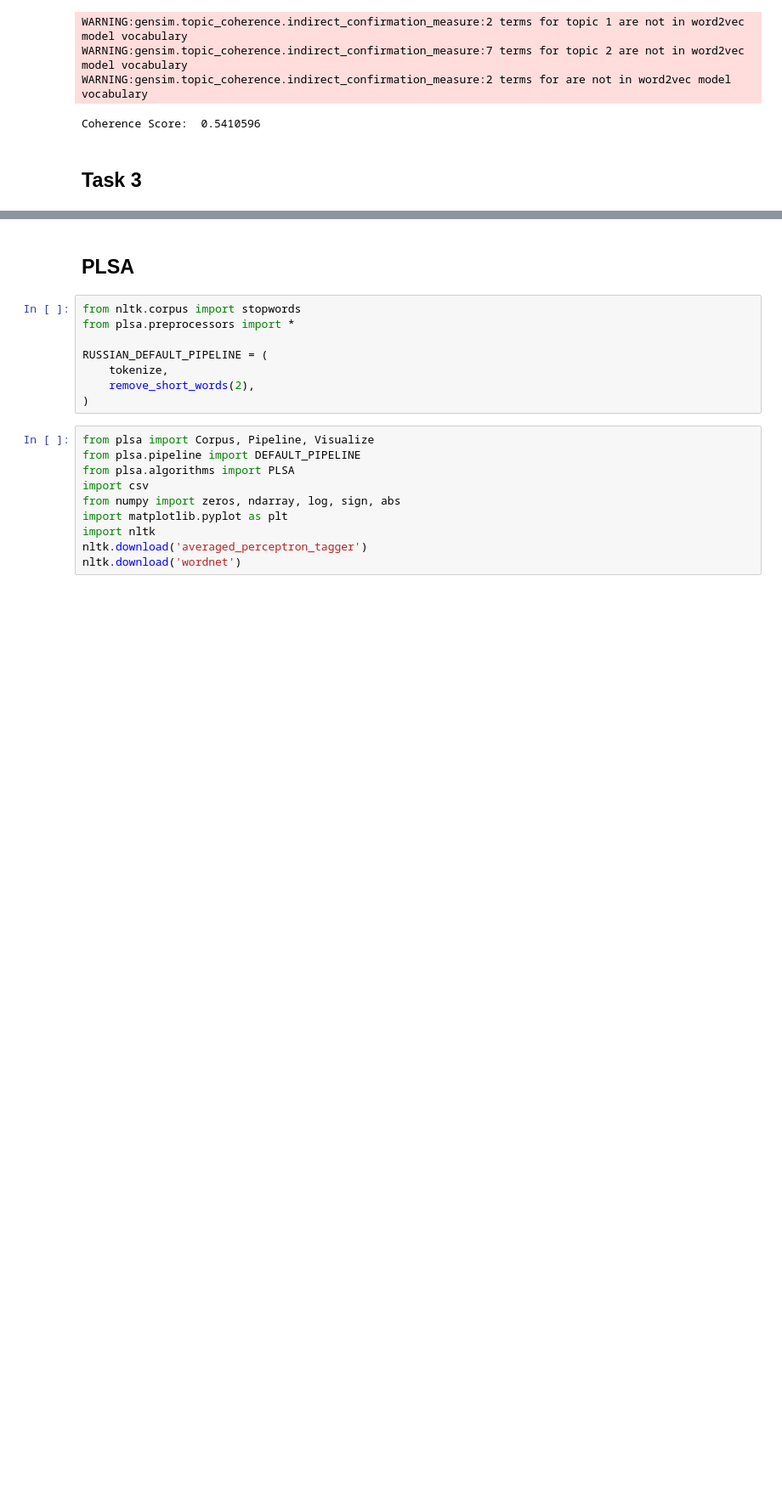
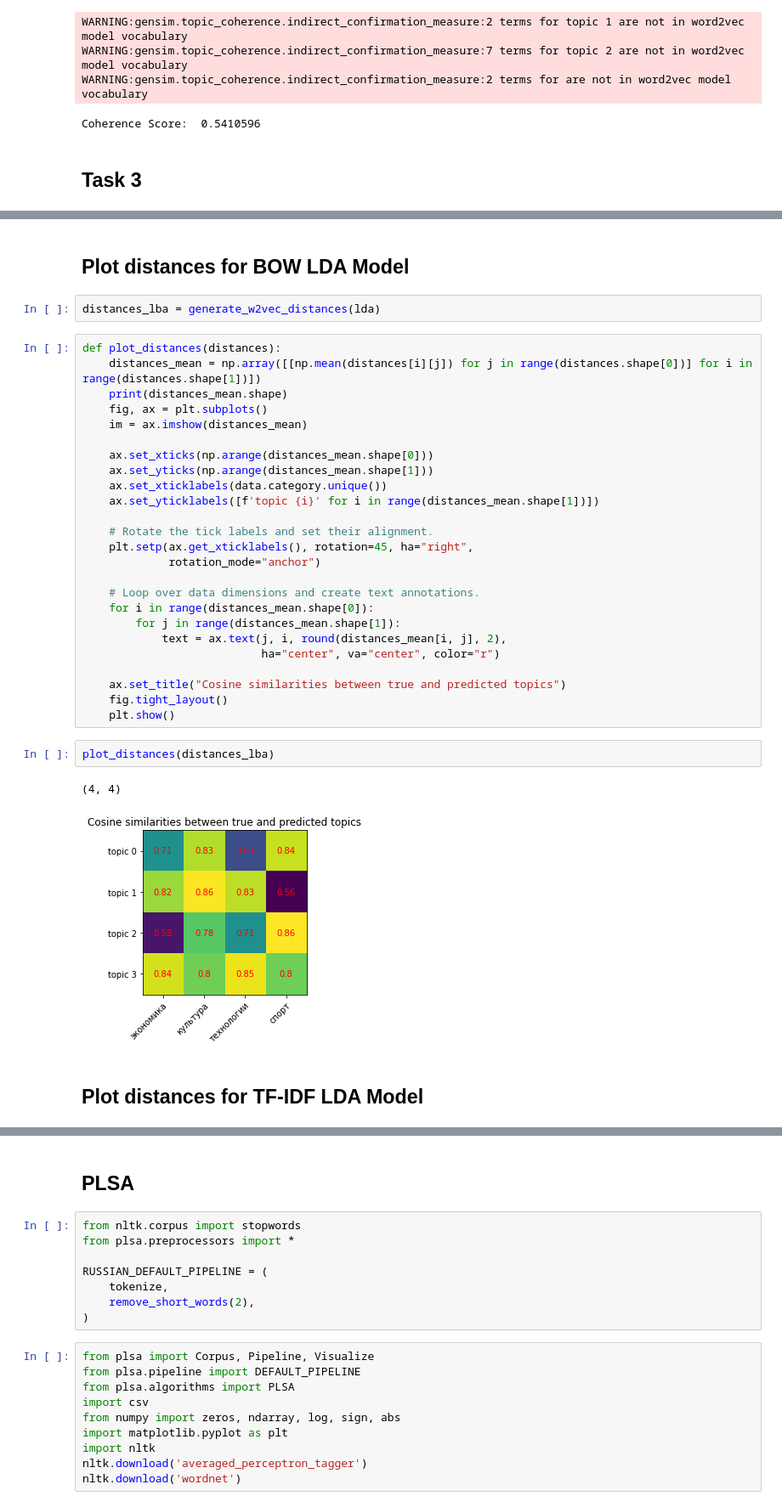
Before and after one commit to Lolik-Bolik/Topic_modeling, a Jupyter notebook: pipeline.ipynb, the cells around one changed output, grey strips where cells are left out. Shown at 85% size. Drawn from its saved outputs; the diff is of its cells as text; blank space fills up the shorter version.

```diff
--- a/pipeline.ipynb
+++ b/pipeline.ipynb
@@ -192,0 +244,36 @@ KeyError: "word 'большунов' not in vocabulary"
+# %% [markdown]
+## Plot distances for BOW LDA Model
+# %%
+distances_lba = generate_w2vec_distances(lda)
+# %%
+def plot_distances(distances):
+    distances_mean = np.array([[np.mean(distances[i][j]) for j in range(distances.shape[0])] for i in range(distances.shape[1])])
+    print(distances_mean.shape)
+    fig, ax = plt.subplots()
+    im = ax.imshow(distances_mean)
+
+    ax.set_xticks(np.arange(distances_mean.shape[0]))
+    ax.set_yticks(np.arange(distances_mean.shape[1]))
+    ax.set_xticklabels(data.category.unique())
+    ax.set_yticklabels([f'topic {i}' for i in range(distances_mean.shape[1])])
+
+    # Rotate the tick labels and set their alignment.
+    plt.setp(ax.get_xticklabels(), rotation=45, ha="right",
+             rotation_mode="anchor")
+
+    # Loop over data dimensions and create text annotations.
+    for i in range(distances_mean.shape[0]):
+        for j in range(distances_mean.shape[1]):
+            text = ax.text(j, i, round(distances_mean[i, j], 2),
+                           ha="center", va="center", color="r")
+
+    ax.set_title("Cosine similarities between true and predicted topics")
+    fig.tight_layout()
+    plt.show()
+# %%
+plot_distances(distances_lba)
+# %% [output]
+(4, 4)
+[figure, added]
+# %% [markdown]
+## Plot distances for TF-IDF LDA Model
```
Also changed, not shown: parts of 22 cells of this notebook.
